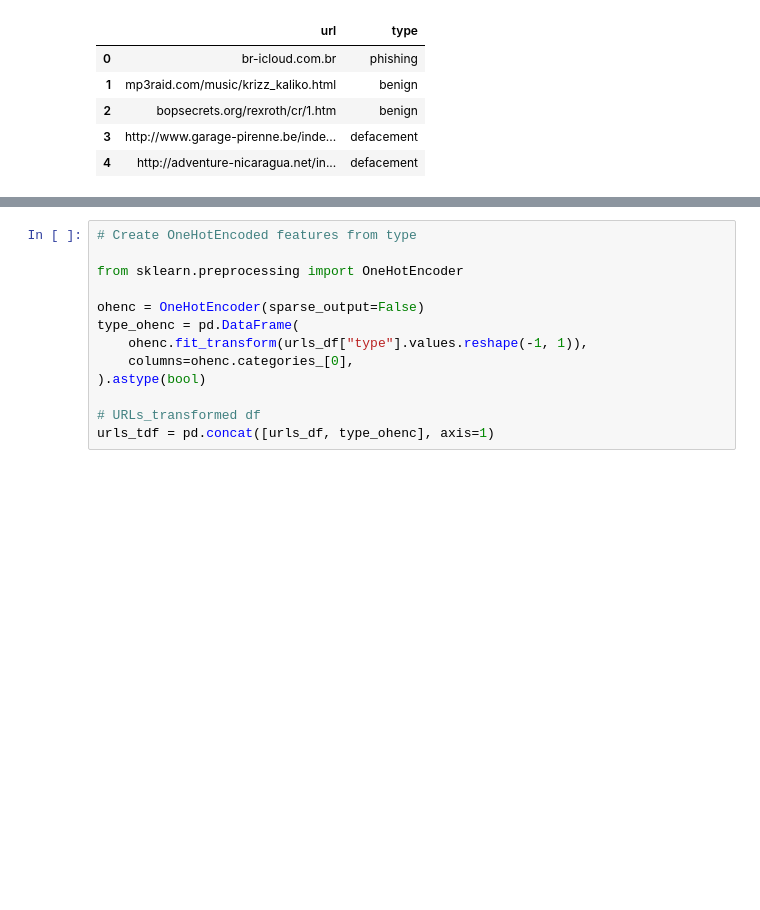
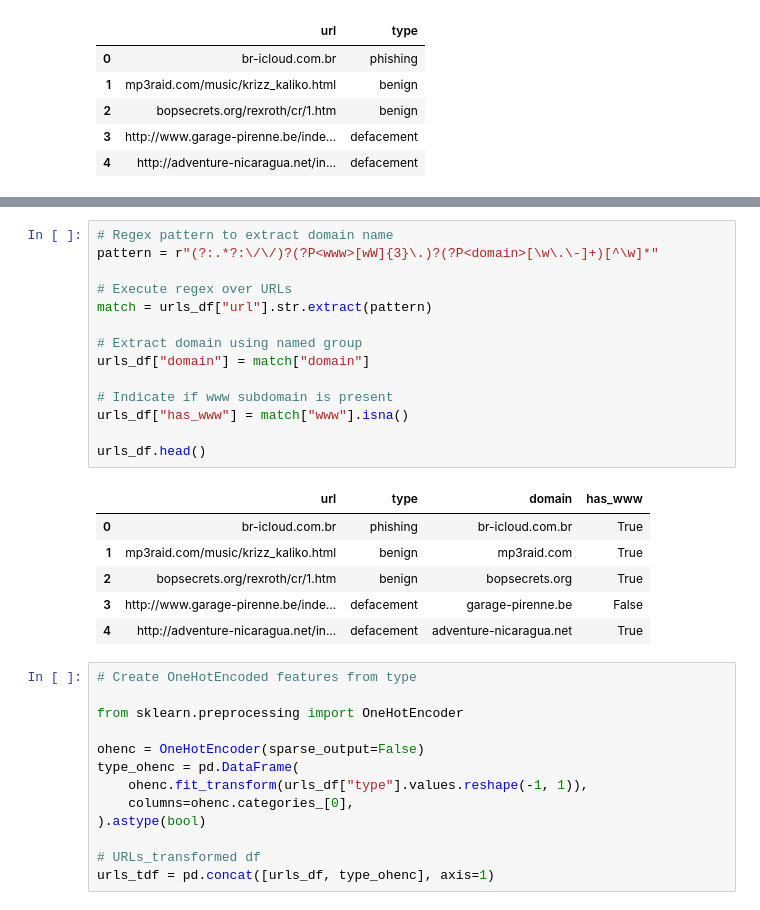
Before and after one commit to Kairixir/URL-domain-name-clustering, a Jupyter notebook: bachelor_thesis.ipynb, the cells around one changed output, grey strips where cells are left out. Drawn from its saved outputs; the diff is of its cells as text; blank space fills up the shorter version.

```diff
--- a/bachelor_thesis.ipynb
+++ b/bachelor_thesis.ipynb
@@ -70,3 +82,24 @@ urls_df.head()
+# %%
+# Regex pattern to extract domain name
+pattern = r"(?:.*?:\/\/)?(?P<www>[wW]{3}\.)?(?P<domain>[\w\.\-]+)[^\w]*"
+
+# Execute regex over URLs
+match = urls_df["url"].str.extract(pattern)
+
+# Extract domain using named group
+urls_df["domain"] = match["domain"]
+
+# Indicate if www subdomain is present
+urls_df["has_www"] = match["www"].isna()
+
+urls_df.head()
+# %% [output]
+|  | url | type | domain | has_www |
+| 0 | br-icloud.com.br | phishing | br-icloud.com.br | True |
+| 1 | mp3raid.com/music/krizz_kaliko.html | benign | mp3raid.com | True |
+| 2 | bopsecrets.org/rexroth/cr/1.htm | benign | bopsecrets.org | True |
+| 3 | http://www.garage-pirenne.be/inde... | defacement | garage-pirenne.be | False |
+| 4 | http://adventure-nicaragua.net/in... | defacement | adventure-nicaragua.net | True |
 # %%
 # Create OneHotEncoded features from type
 
```
Also changed, not shown: parts of 4 cells of this notebook.
